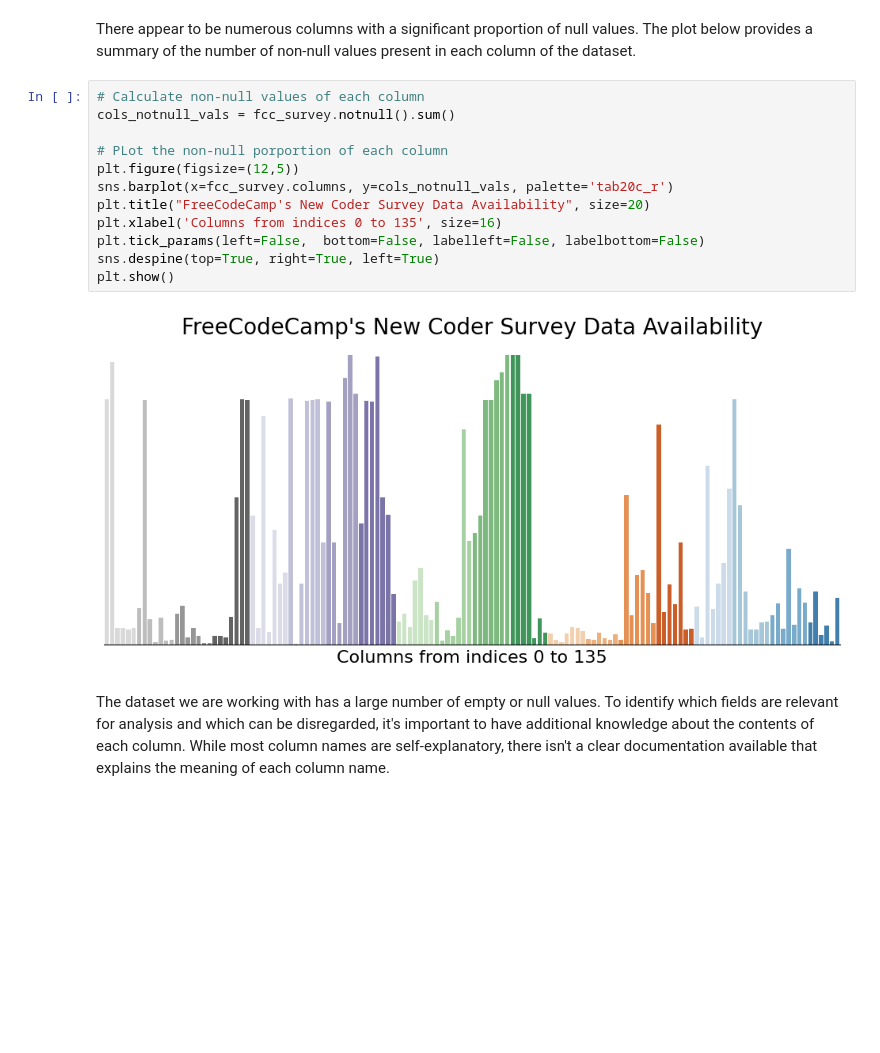
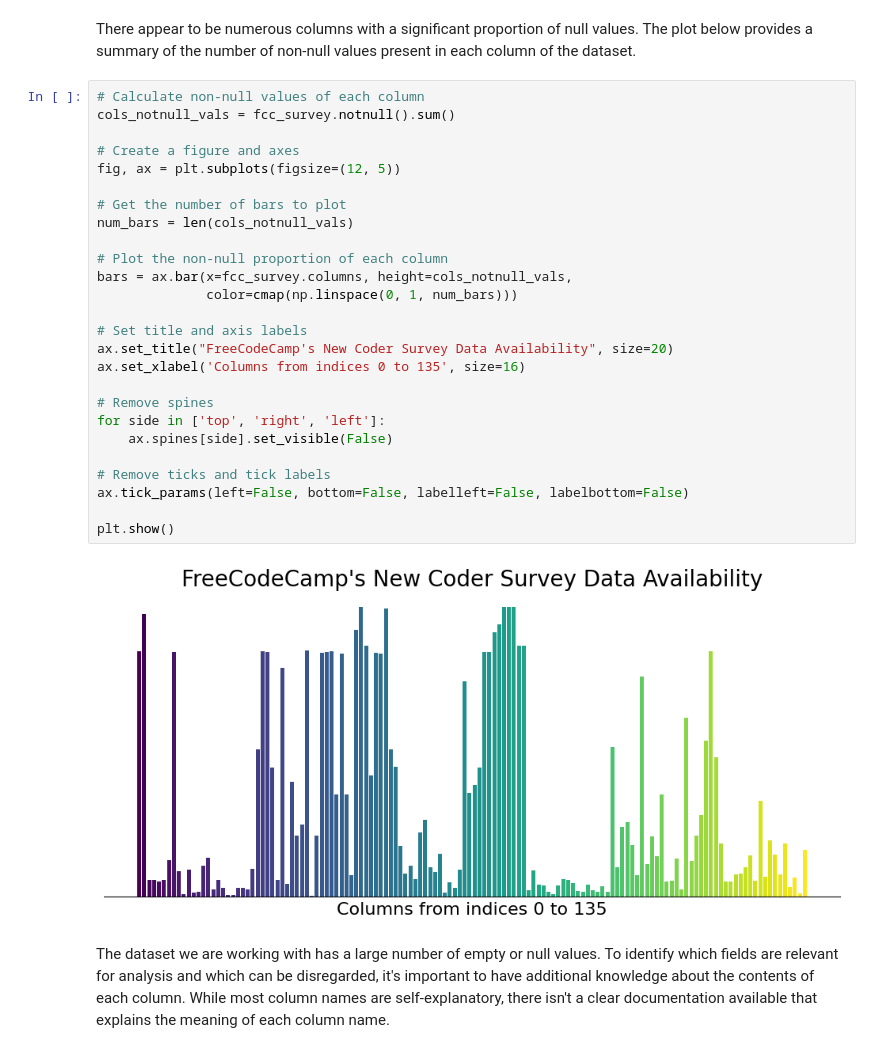
Before and after one commit to MuhammadAwon/datascience-projects, a Jupyter notebook: Projects/finding-best-markets-to-advertise/best-markets-to-advertise.ipynb, the cells around one changed output. Drawn from its saved outputs; the diff is of its cells as text; blank space fills up the shorter version.

```diff
--- a/Projects/finding-best-markets-to-advertise/best-markets-to-advertise.ipynb
+++ b/Projects/finding-best-markets-to-advertise/best-markets-to-advertise.ipynb
@@ -64,20 +65,34 @@ YouTubeTheNewBoston    84.0
 Length: 136, dtype: float64
 # %% [markdown]
 There appear to be numerous columns with a significant proportion of null values. The plot below provides a summary of the number of non-null values present in each column of the dataset.
-# %%
-# Calculate non-null values of each column
-cols_notnull_vals = fcc_survey.notnull().sum()
-
-# PLot the non-null porportion of each column
-plt.figure(figsize=(12,5))
-sns.barplot(x=fcc_survey.columns, y=cols_notnull_vals, palette='tab20c_r')
-plt.title("FreeCodeCamp's New Coder Survey Data Availability", size=20)
-plt.xlabel('Columns from indices 0 to 135', size=16)
-plt.tick_params(left=False,  bottom=False, labelleft=False, labelbottom=False)
-sns.despine(top=True, right=True, left=True)
-plt.show()
-# %% [output]
-[figure, removed]
+# %%
+# Calculate non-null values of each column
+cols_notnull_vals = fcc_survey.notnull().sum()
+
+# Create a figure and axes
+fig, ax = plt.subplots(figsize=(12, 5))
+
+# Get the number of bars to plot
+num_bars = len(cols_notnull_vals)
+
+# Plot the non-null proportion of each column
+bars = ax.bar(x=fcc_survey.columns, height=cols_notnull_vals,
+              color=cmap(np.linspace(0, 1, num_bars)))
+
+# Set title and axis labels
+ax.set_title("FreeCodeCamp's New Coder Survey Data Availability", size=20)
+ax.set_xlabel('Columns from indices 0 to 135', size=16)
+
+# Remove spines
+for side in ['top', 'right', 'left']:
+    ax.spines[side].set_visible(False)
+
+# Remove ticks and tick labels
+ax.tick_params(left=False, bottom=False, labelleft=False, labelbottom=False)
+
+plt.show()
+# %% [output]
+[figure, added]
 # %% [markdown]
 The dataset we are working with has a large number of empty or null values. To identify which fields are relevant for analysis and which can be disregarded, it's important to have additional knowledge about the contents of each column. While most column names are self-explanatory, there isn't a clear documentation available that explains the meaning of each column name.
 # %%
```
Also changed, not shown: parts of 10 cells of this notebook.
